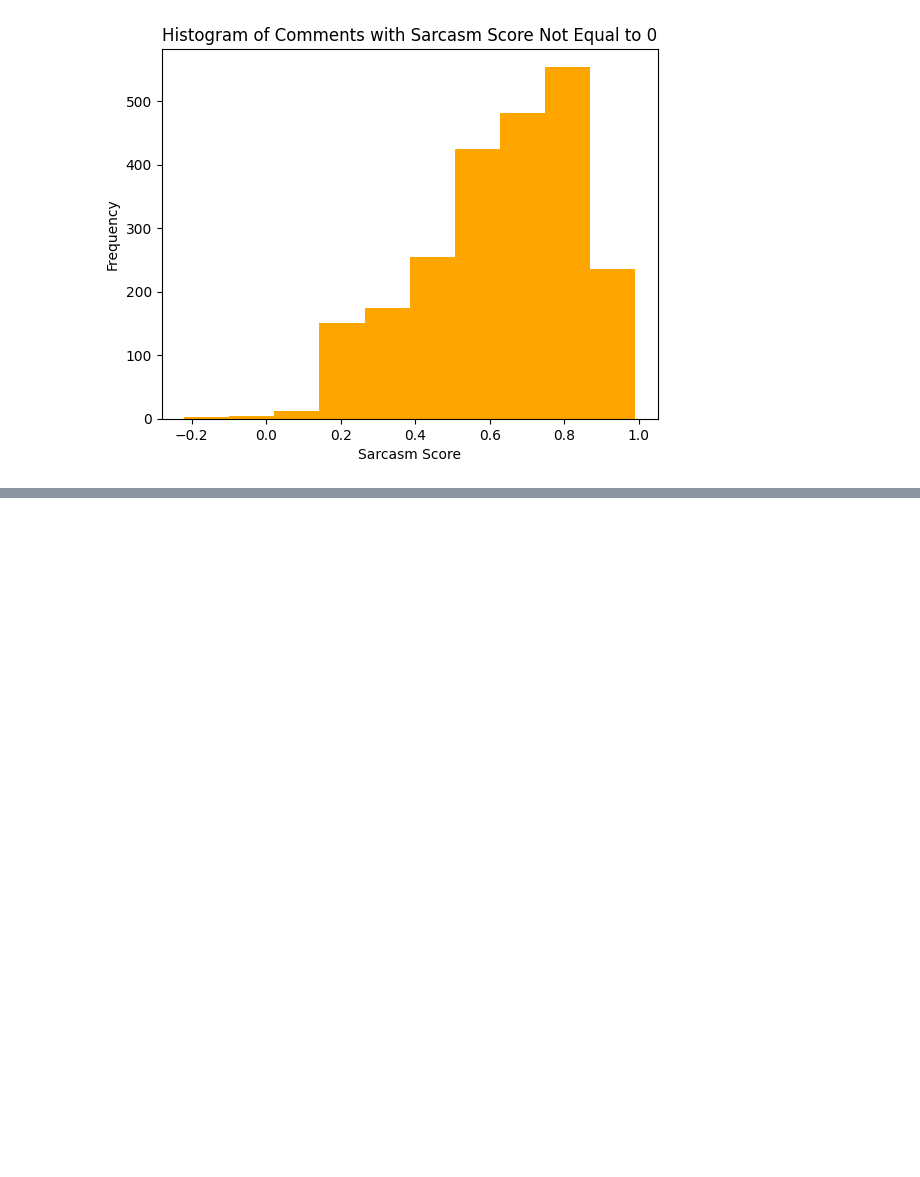
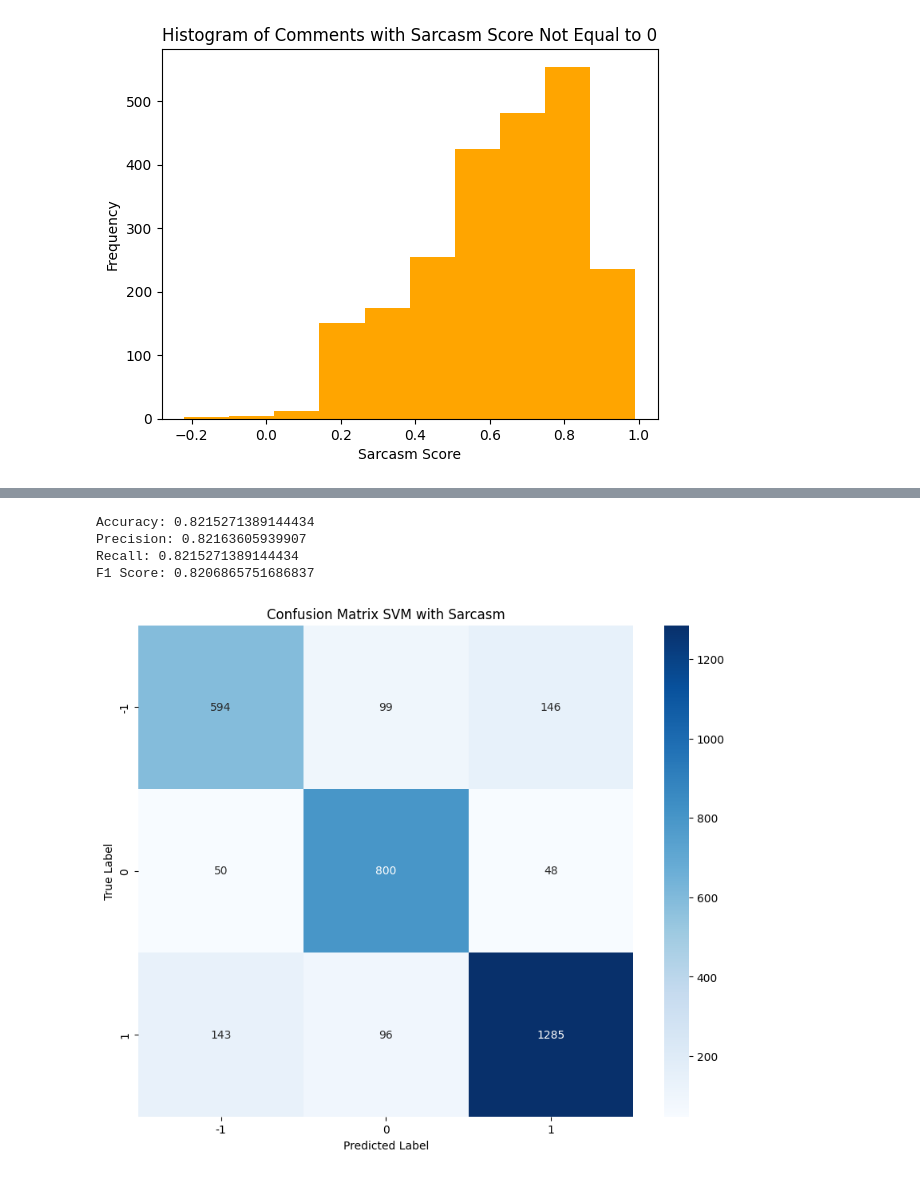
Before and after one commit to notvarsha/cz4034-information-retrieval, a Jupyter notebook: classification/model_construction/Sarcasm detection.ipynb, the cells around one changed output, grey strips where cells are left out. Drawn from its saved outputs; the diff is of its cells as text; code cells hidden in the pictures; blank space fills up the shorter version.

Commit message:
update sarcasm detection

```diff
--- a/classification/model_construction/Sarcasm detection.ipynb
+++ b/classification/model_construction/Sarcasm detection.ipynb
@@ -111,0 +175,3 @@ plt.show()
+# %%
+lemmatizer = WordNetLemmatizer()
+stop_words = set(stopwords.words('english'))
@@ -111,0 +188,2 @@ plt.show()
+# %%
+ml_df2['ProcessedComments'] = ml_df2['PostComments'].apply(preprocess_text)
@@ -111,0 +200,62 @@ plt.show()
+# %%
+ml_df3 = ml_df2.dropna()
+# %%
+X = ml_df3[['ProcessedComments', 'SarcasmScore']]
+y = ml_df3['sentiment']
+
+X_train, X_test, y_train, y_test = train_test_split(X, y, test_size=0.2, random_state=42)
+y_train = y_train.values.flatten()
+
+column_transformer = ColumnTransformer([
+    ('text', CountVectorizer(), 'ProcessedComments'),
+    ('numeric', StandardScaler(), ['SarcasmScore'])
+])
+
+# Transform the training data
+X_train_transformed = column_transformer.fit_transform(X_train)
+
+# Initialize the SVC classifier
+svc = SVC(kernel='linear', probability=True)
+
+# Fit the classifier to the transformed training data
+svc.fit(X_train_transformed, y_train)
+
+# Transform the test data
+X_test_transformed = column_transformer.transform(X_test)
+
+# Predict on the transformed test data
+y_pred = svc.predict(X_test_transformed)
+# %%
+accuracy = accuracy_score(y_test, y_pred)
+print(f"Accuracy: {accuracy}")
+
+# Precision
+precision = precision_score(y_test, y_pred, average='weighted')
+print(f"Precision: {precision}")
+
+# Recall
+recall = recall_score(y_test, y_pred, average='weighted')
+print(f"Recall: {recall}")
+
+# F1 Score
+f1 = f1_score(y_test, y_pred, average='weighted')
+print(f"F1 Score: {f1}")
+# %% [output]
+Accuracy: 0.8215271389144434
+Precision: 0.82163605939907
+Recall: 0.8215271389144434
+F1 Score: 0.8206865751686837
+# %%
+conf_matrix = confusion_matrix(y_test, y_pred)
+
+# Plot confusion matrix
+plt.figure(figsize=(10, 8))
+sns.heatmap(conf_matrix, annot=True, fmt='d', cmap='Blues',
+            xticklabels=svc.classes_,
+            yticklabels=svc.classes_)
+plt.title('Confusion Matrix SVM with Sarcasm')
+plt.xlabel('Predicted Label')
+plt.ylabel('True Label')
+plt.show()
+# %% [output]
+[figure, added]
```
Also changed, not shown: parts of 11 cells of this notebook.
